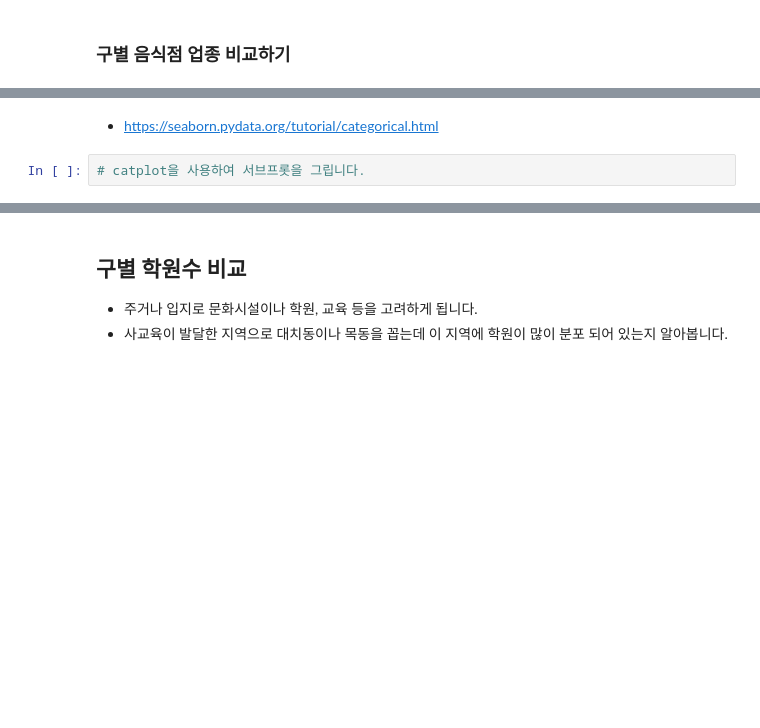
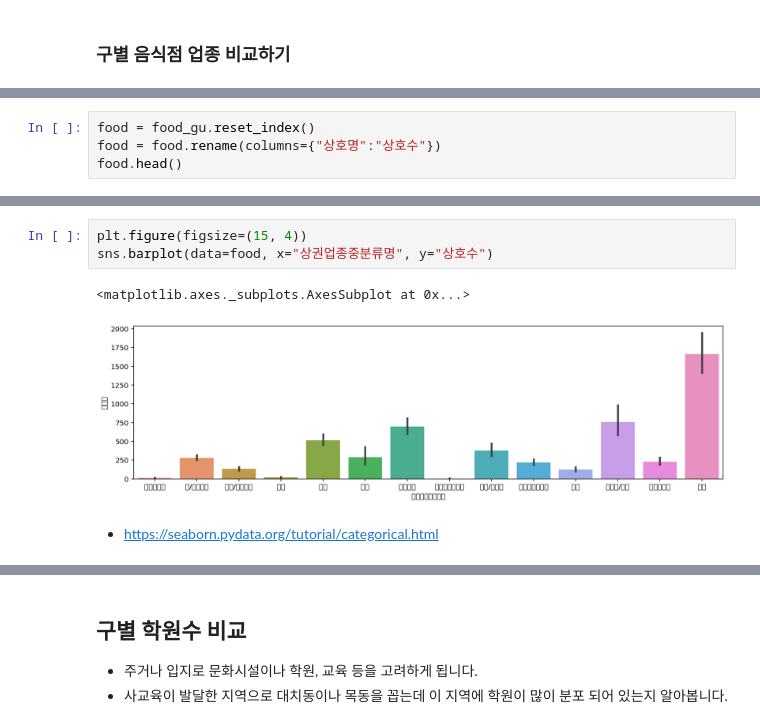
Before and after one commit to seonwoojh/Python_Tutorial, a Jupyter notebook: 02-store-eda-input.ipynb, the cells around one changed output, grey strips where cells are left out. Drawn from its saved outputs; the diff is of its cells as text; blank space fills up the shorter version.

```diff
--- a/02-store-eda-input.ipynb
+++ b/02-store-eda-input.ipynb
@@ -737,0 +878,4 @@ sns.lmplot(data=df.sample(1000), x="경도", y="위도", hue="시도명", col="
+# %%
+food = food_gu.reset_index()
+food = food.rename(columns={"상호명":"상호수"})
+food.head()
@@ -738,4 +889,8 @@ sns.lmplot(data=df.sample(1000), x="경도", y="위도", hue="시도명", col="
+# %%
+plt.figure(figsize=(15, 4))
+sns.barplot(data=food, x="상권업종중분류명", y="상호수")
+# %% [output]
+<matplotlib.axes._subplots.AxesSubplot at 0x...>
+[figure, added]
 # %% [markdown]
 * https://seaborn.pydata.org/tutorial/categorical.html
-# %%
-# catplot을 사용하여 서브프롯을 그립니다.
```
Also changed, not shown: parts of 47 cells of this notebook.
